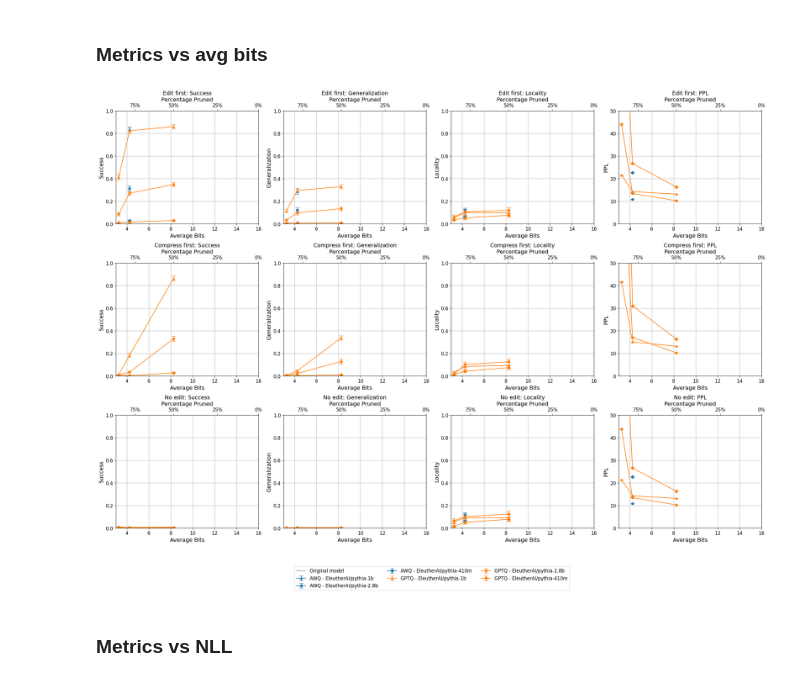
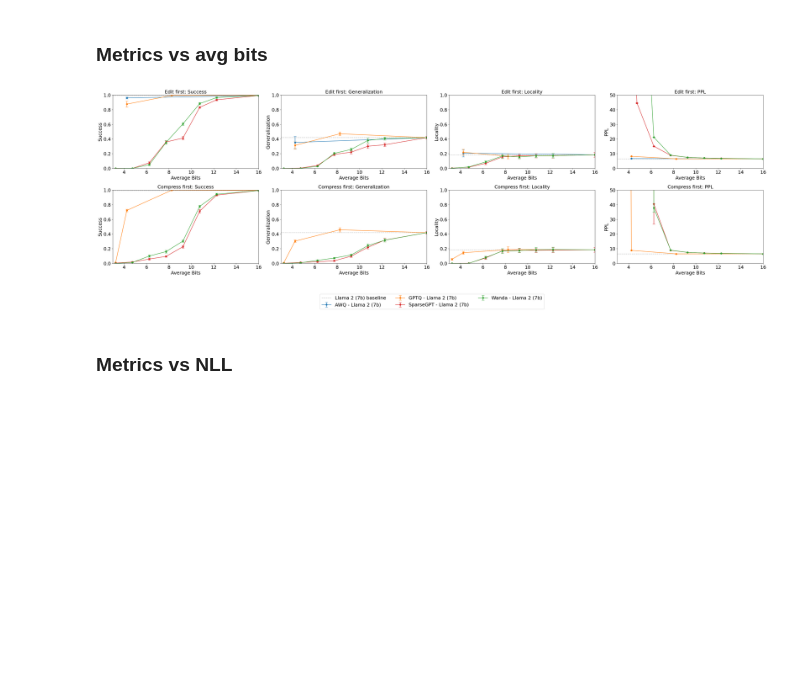
Before and after one commit to hartvigsen-group/composable-interventions, a Jupyter notebook: notebooks/graphs.ipynb, the cells around one changed output. Cells and saved outputs as stored; diff of their text form; code cells hidden in the pictures; blank space fills up the shorter version.

Commit message:
New plots

```diff
--- a/notebooks/graphs.ipynb
+++ b/notebooks/graphs.ipynb
@@ -24,15 +24,26 @@ def process_data(new_file_path, previous_df=None):
     # Load the data from the new CSV file
     new_data = pd.read_csv(new_file_path)
 
+    # Add other model name mappings as needed
+    model_name_mappings = {
+    'meta-llama/Llama-2-7b-chat-hf': 'Llama 2 (7b)',
+    'EleutherAI/pythia-1b': 'Pythia (1b)',
+    'EleutherAI/pythia-6.9b': 'Pythia (6.9b)',
+    'EleutherAI/pythia-2.8b': 'Pythia (2.8b)',
+    'EleutherAI/pythia-480m': 'Pythia (480m)'
+    }
+
     # Add a new column for method_name based on the value of method
     new_data['method_name'] = new_data.apply(lambda x: x['prune_method'] if x['method'] == 'prune' else x['quant_method'] if x['method'] == 'quant' else None, axis=1)
     new_data['method_name'] = new_data['method_name'].replace({'autoawq': 'AWQ', 'autogptq': 'GPTQ', 'sparsegpt': 'SparseGPT', 'wanda': 'Wanda'})
+    new_data['model'] = new_data['model'].replace(model_name_mappings)
 
     # Check if 'PPL edits' column exists
     if 'PPL edits' in new_data.columns:
         aggregation_columns = ['Rewrite accuracy', 'PPL', 'Generalization', 'Latency', 'Locality', 'PPL edits', 'PPl edits unmasked']
     else:
         aggregation_columns = ['Rewrite accuracy', 'PPL', 'Generalization', 'Latency', 'Locality']
+        # print(new_data.columns)
         # new_data['PPL edits'] = np.nan  # Create an empty 'PPL edits' column
 
 
@@ -44,10 +55,11 @@ def process_data(new_file_path, previous_df=None):
 
     # Merge the grouped new data with the extracted information
     final_new_df = pd.merge(grouped_new_data.reset_index(), new_data[['Tags', 'alg_name', 'model', 'edit', 'compress', 'sparsity_ratio', 'method_name', 'Average bits']],
-                            on='Tags', how='left').drop_duplicates()
+                            on='Tags', how='left').drop_duplicates(subset='Tags')
+
 
     # Reordering columns
-    final_cols = ['alg_name', 'model', 'edit', 'compress', 'sparsity_ratio', 'method_name'] + \
+    final_cols = ['alg_name', 'model', 'edit', 'compress', 'Tags', 'sparsity_ratio', 'method_name'] + \
                  [col for col in final_new_df.columns if col not in ['alg_name', 'model', 'edit', 'compress', 'sparsity_ratio', 'Tags', 'method_name']]
     final_new_df = final_new_df[final_cols]
 
@@ -179,85 +216,96 @@ Index(['alg_name', 'model', 'edit', 'compress', 'sparsity_ratio',
 # %%
 import matplotlib.pyplot as plt
 import pandas as pd
+import seaborn as sns
 
 def plot_metrics(dataframes, titles, metrics, included_models):
     num_dfs = len(dataframes)
-    fig, axs = plt.subplots(num_dfs, len(metrics), figsize=(24, 6 * num_dfs))
+    fig, axs = plt.subplots(num_dfs, len(metrics), figsize=(36, 6 * num_dfs))
 
     # Define font sizes
-    title_fontsize = 14
-    label_fontsize = 14
-    legend_fontsize = 12
-    tick_fontsize = 12
+    title_fontsize = 18
+    label_fontsize = 18
+    legend_fontsize = 18
+    tick_fontsize = 18
 
-    # Flatten the list of unique method names and models across all dataframes
     all_methods = set(method for df in dataframes for method in df['method_name'].unique())
-    all_models = set(model for df in dataframes for model in df['model'].unique())
-
-    # Define color and marker mappings
+    all_models = set(model for model in included_models)
     method_colors = {method: f'C{i}' for i, method in enumerate(all_methods)}
-    model_markers = {model: marker for model, marker in zip(all_models, ['o-', 's-', '^-', 'D-', 'v-', '<', '>', 'p'])}
+    model_markers = {model: marker for model, marker in zip(all_models, ['o', 's', '^', 'D', 'v', '<', '>', 'p'])}
 
     for df_index, df in enumerate(dataframes):
-        # Filter the DataFrame to include only specified models
         df = df[df['model'].isin(included_models)]
-
-        baseline_values = {metric: df[df['sparsity_ratio'] == 0][metric].mean() for metric in metrics}
+        df_baselines = {model: {metric: df[(df['model'] == model) & (df['sparsity_ratio'] == 0)][metric].mean() for metric in metrics} for model in included_models}
 
         for i, metric in enumerate(metrics):
-            ax = axs[df_index, i] if num_dfs > 1 else axs[i]
+            ax = axs[df_index, i]
             ylabel = 'Success' if 'Rewrite accuracy' in metric else metric.split('_')[0]
             if titles[df_index] == 'MQuAKE':
                 ylabel = 'One-hop' if 'Locality' in metric else metric.split('_')[0]
-            ax.axhline(y=baseline_values[metric], color='gray', linestyle='--', label='Original model')
 
-            grouped_df = df.groupby(['method_name', 'model'])
-            for (method, model), group in grouped_df:
+            # Plot baselines for each model
+            for model, baselines in df_baselines.items():
+                baseline_value = baselines.get(metric, 0)
+                ax.axhline(y=baseline_value, color='gray', linestyle='--', alpha=0.5, label=f"{model} baseline")
+
+            # Plot data for each method-model combination
+            method_model_grouped = df.groupby(['method_name', 'model'])
+            for (method, model), group in method_model_grouped:
                 label = f"{method} - {model}"
                 color = method_colors[method]
-                marker = model_markers[model]
+                marker_style = model_markers[model] + '-'
+                baseline_value = df_baselines[model].get(metric, 0)
 
-                new_data = pd.DataFrame({'Average bits': [16], metric: [baseline_values[metric]]})
+                new_data = pd.DataFrame({'Average bits': [16], metric: [baseline_value]})
                 extended_method_data = pd.concat([group, new_data], ignore_index=True)
                 extended_method_data_sorted = extended_method_data.sort_values(by='Average bits', ascending=False)
 
                 ax.errorbar(extended_method_data_sorted['Average bits'], extended_method_data_sorted[metric],
                             yerr=extended_method_data_sorted[metric.replace('mean', 'standard_error')].fillna(0),
-                            fmt=marker, color=color, label=label, capsize=5)
+                            fmt=marker_style, color=color, label=label, capsize=5)
 
+            # Set labels, titles, etc.
             ax.set_xlabel('Average Bits', fontsize=label_fontsize)
             ax.set_ylabel(ylabel, fontsize=label_fontsize)
             ax.set_title(f'{titles[df_index]}: {ylabel}', fontsize=title_fontsize)
-            ax.grid(True)
+            ax.grid(False)
             ax.set_xlim(3, 16)
             ax.tick_params(axis='both', which='major', labelsize=tick_fontsize)
-
             if i < 3:
                 ax.set_ylim(0, 1)
             else:
                 ax.set_ylim(0, 50)
+            # secax = ax.secondary_xaxis('bottom')
+            # secax.set_xlabel('Percentage Pruned', fontsize=label_fontsize)
+            # secax.set_xticks([1, 4.75, 8.25, 12.25, 16])
+            # secax.set_xticklabels(['100%', '75%', '50%', '25%', '0%'], fontsize=tick_fontsize)
 
-            secax = ax.secondary_xaxis('top')
-            secax.set_xlabel('Percentage Pruned', fontsize=label_fontsize)
-            secax.set_xticks([1, 4.75, 8.25, 12.25, 16])
-            secax.set_xticklabels(['100%', '75%', '50%', '25%', '0%'], fontsize=tick_fontsize)
+    # Consolidate legend entries
+    handles, labels = [], []
+    unique_labels = set()
+    for ax in axs.flat:
+        for handle, label in zip(*ax.get_legend_handles_labels()):
+            if label not in unique_labels:
+                handles.append(handle)
+                labels.append(label)
+                unique_labels.add(label)
 
     # Place the legend at the bottom of the figure
-    handles, labels = ax.get_legend_handles_labels()
     fig.legend(handles, labels, loc='lower center', ncol=3, bbox_to_anchor=(0.5, 0.0), fontsize=legend_fontsize)
 
-    plt.tight_layout(rect=[0, 0.09, 1, 1])  # Adjust the rectangle to make space for the legend
+    plt.tight_layout(rect=[0, 0.14, 1, 1])
+    plt.savefig('figures/counterfact_lines.pdf', format='pdf', dpi=300)  # Save as PDF
     plt.show()
 
 # Example usage
-# ['meta-llama/Llama-2-7b-chat-hf', 'EleutherAI/pythia-2.8b', 'EleutherAI/pythia-410m', 'EleutherAI/pythia-1b']
-included_models = ['EleutherAI/pythia-2.8b', 'EleutherAI/pythia-410m', 'EleutherAI/pythia-1b']  # Replace with the models you want to include
-dfs = [edited_counterfact, compfirst_counterfact, unedited_counterfact]
+# More models: 'EleutherAI/pythia-1b' 'EleutherAI/pythia-2.8b', 'meta-llama/Llama-2-7b-chat-hf', , 'Pythia (1b)'
+included_models = ['Llama 2 (7b)']
+dfs = [edited_counterfact, compfirst_counterfact]
 metrics = ['Rewrite accuracy_mean', 'Generalization_mean', 'Locality_mean', 'PPL_mean']
 titles = ['Edit first', 'Compress first', 'No edit']
 plot_metrics(dfs, titles, metrics, included_models)
 # %% [output]
-[figure, old version]
+[figure, new version]
 # %% [markdown]
 ### Metrics vs NLL
 # %%
```
Also changed, not shown: parts of 6 cells of this notebook, 4 other files.
